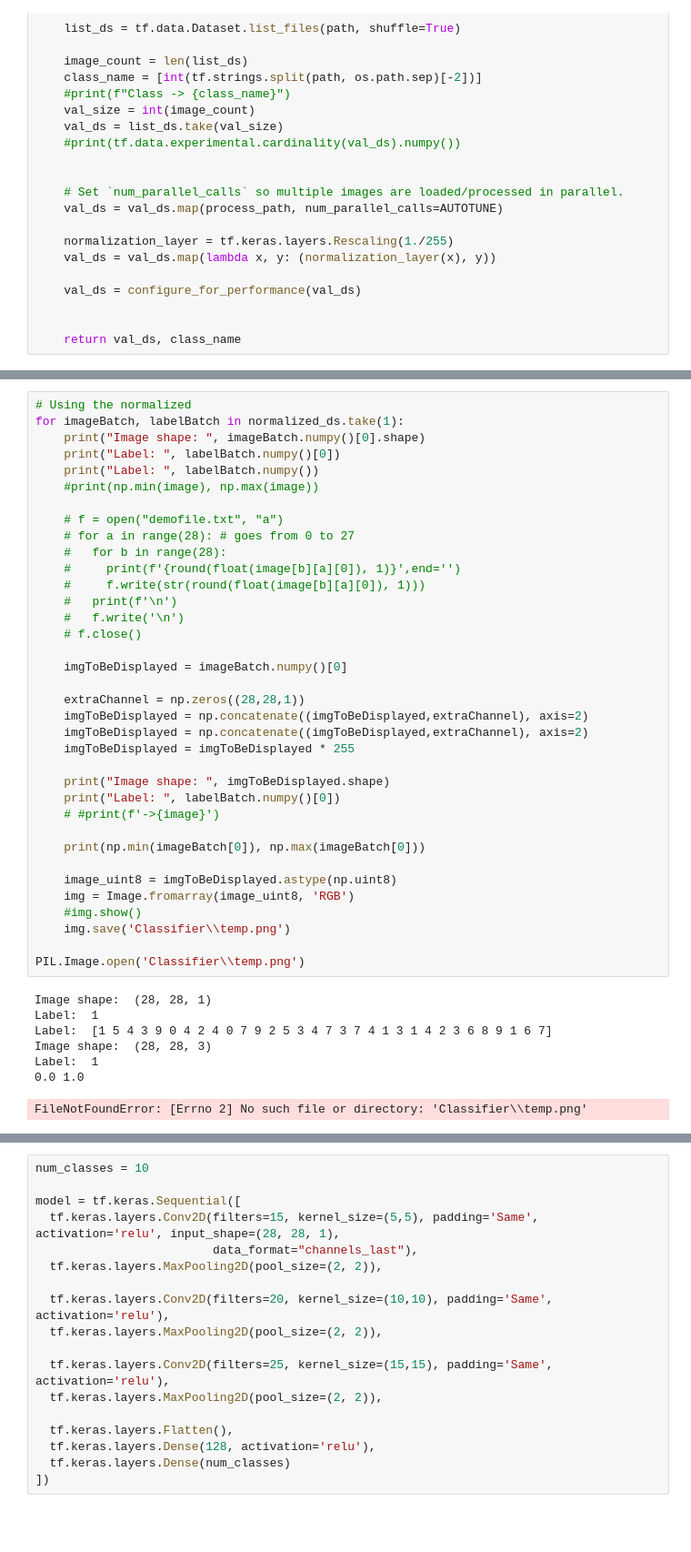
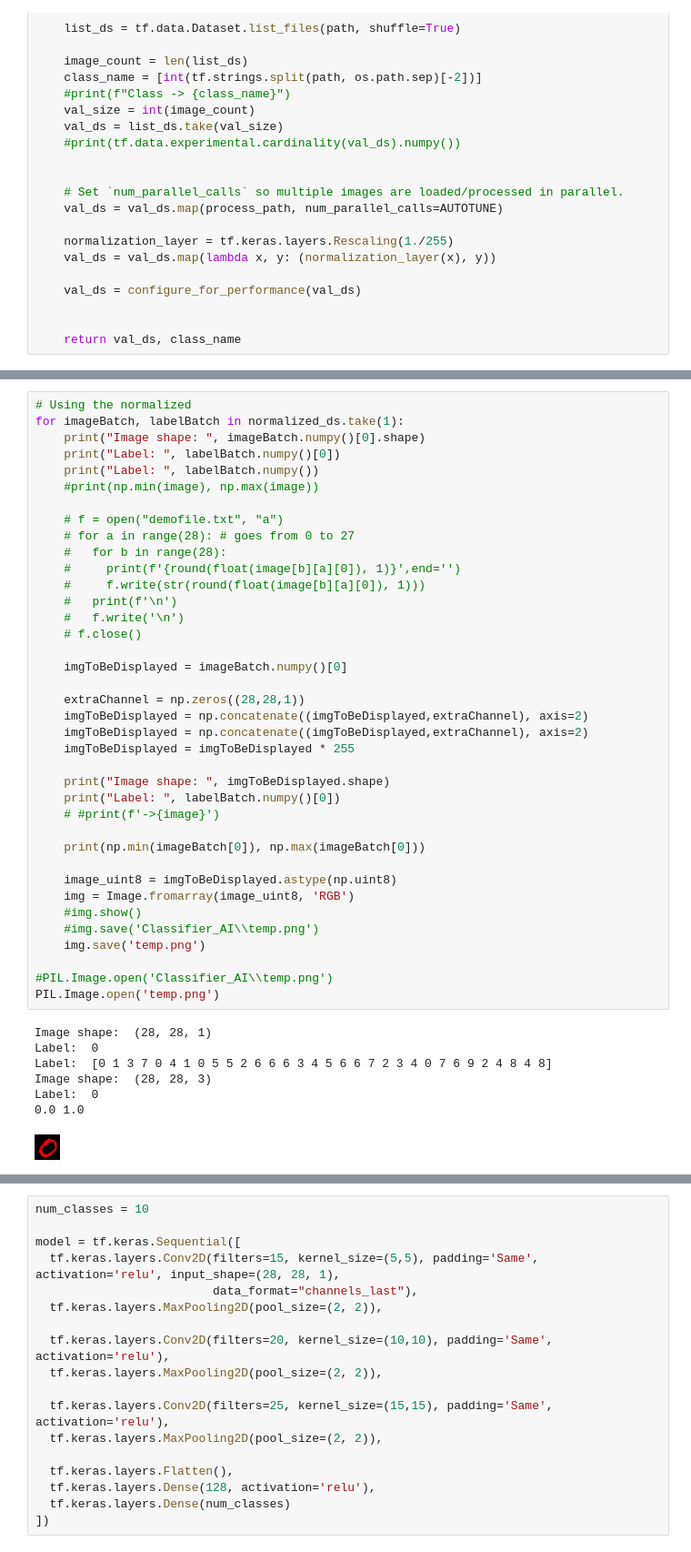
Before and after one commit to gugajazz/Classifier_AI, a Jupyter notebook: Classifier_Training.ipynb, the cells around one changed output, grey strips where cells are left out. Shown at 91% size. Saved outputs shown, nothing was run; the diff lists cells and outputs as text; blank space fills up the shorter version.

```diff
--- a/Classifier_Training.ipynb
+++ b/Classifier_Training.ipynb
@@ -160,37 +169,39 @@ for imageBatch, labelBatch in normalized_ds.take(1):
     # f = open("demofile.txt", "a")
     # for a in range(28): # goes from 0 to 27
     #   for b in range(28):
     #     print(f'{round(float(image[b][a][0]), 1)}',end='')
     #     f.write(str(round(float(image[b][a][0]), 1)))
     #   print(f'\n')
     #   f.write('\n')
     # f.close()
 
     imgToBeDisplayed = imageBatch.numpy()[0]
 
     extraChannel = np.zeros((28,28,1))
     imgToBeDisplayed = np.concatenate((imgToBeDisplayed,extraChannel), axis=2)
     imgToBeDisplayed = np.concatenate((imgToBeDisplayed,extraChannel), axis=2)
     imgToBeDisplayed = imgToBeDisplayed * 255
 
     print("Image shape: ", imgToBeDisplayed.shape)
     print("Label: ", labelBatch.numpy()[0])
     # #print(f'->{image}')
 
     print(np.min(imageBatch[0]), np.max(imageBatch[0]))
 
     image_uint8 = imgToBeDisplayed.astype(np.uint8)
     img = Image.fromarray(image_uint8, 'RGB')
     #img.show()
-    img.save('Classifier\\temp.png')
+    #img.save('Classifier_AI\\temp.png')
+    img.save('temp.png')
 
-PIL.Image.open('Classifier\\temp.png')
+#PIL.Image.open('Classifier_AI\\temp.png')
+PIL.Image.open('temp.png')
 # %% [output]
 Image shape:  (28, 28, 1)
-Label:  1
-Label:  [1 5 4 3 9 0 4 2 4 0 7 9 2 5 3 4 7 3 7 4 1 3 1 4 2 3 6 8 9 1 6 7]
+Label:  0
+Label:  [0 1 3 7 0 4 1 0 5 5 2 6 6 6 3 4 5 6 6 7 2 3 4 0 7 6 9 2 4 8 4 8]
 Image shape:  (28, 28, 3)
-Label:  1
+Label:  0
 0.0 1.0
-FileNotFoundError: [Errno 2] No such file or directory: 'Classifier\\temp.png'
+[figure, added]
 # %%
```
Also changed, not shown: parts of 12 cells of this notebook, 5 other files.
